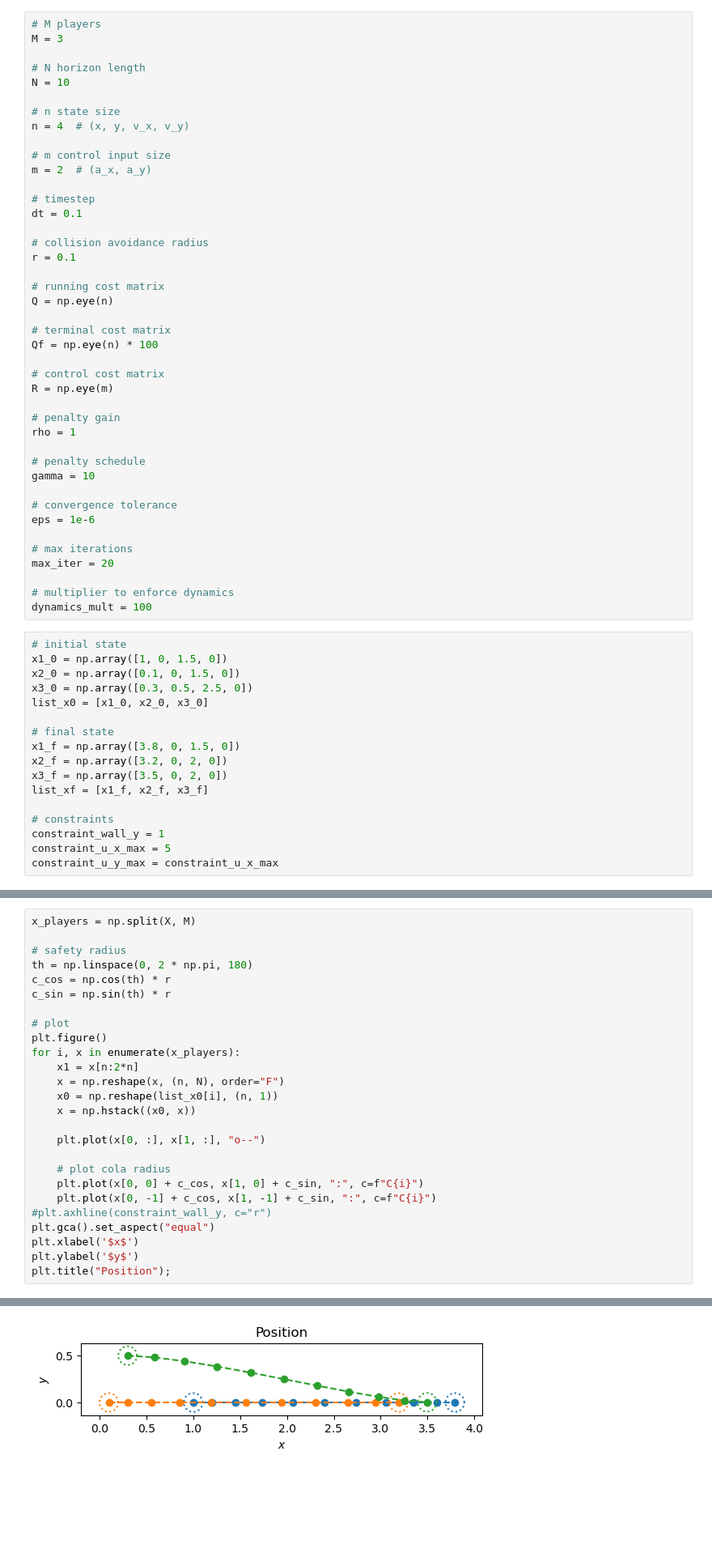
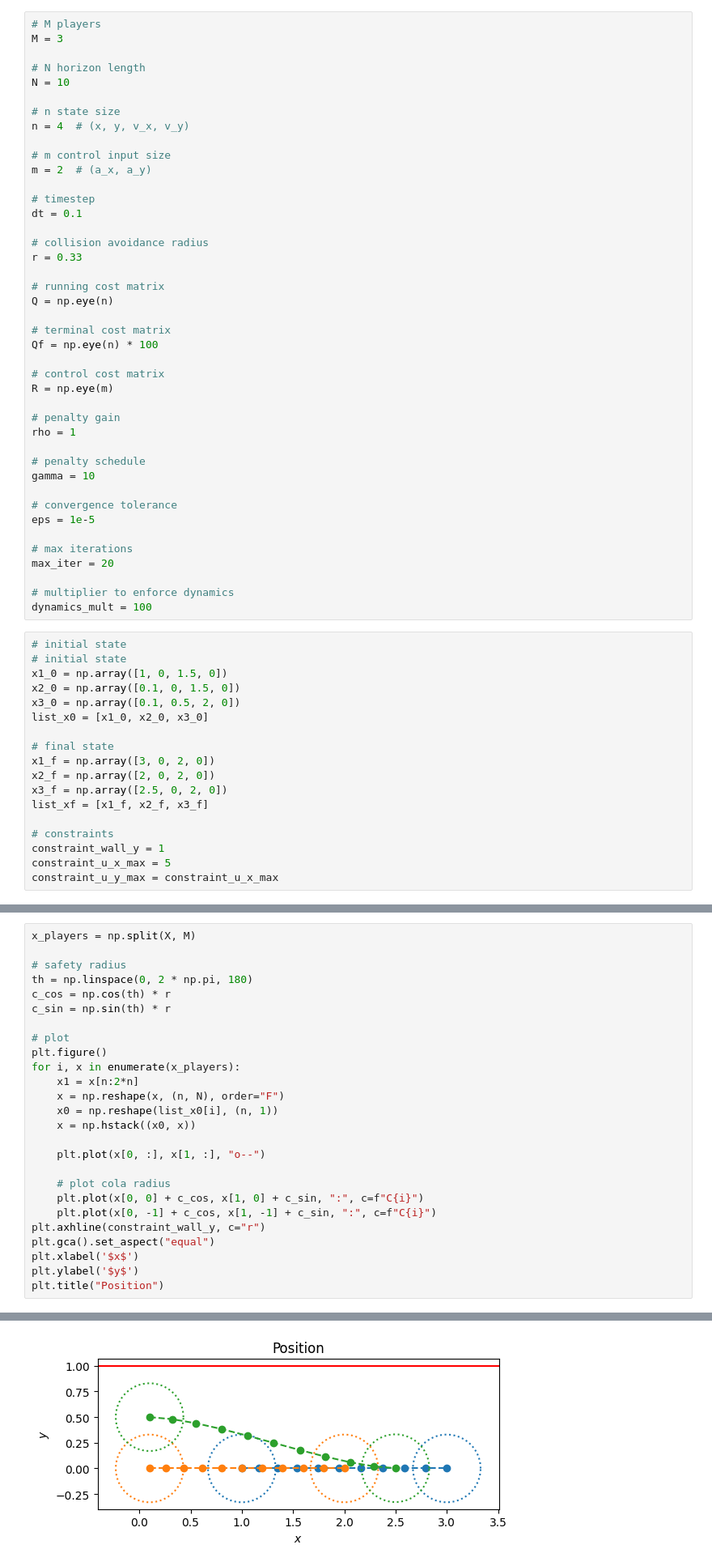
Before and after one commit to jtfa22/mae-271d-project-algames, a Jupyter notebook: sim.ipynb, the cells around one changed output, grey strips where cells are left out. Shown: that part at 81% size. Saved outputs shown, nothing was run; the diff lists cells and outputs as text; blank space fills up the shorter version.

```diff
--- a/sim.ipynb
+++ b/sim.ipynb
@@ -20,7 +20,7 @@ m = 2  # (a_x, a_y)
 dt = 0.1
 
 # collision avoidance radius
-r = 0.1
+r = 0.33
 
 # running cost matrix
 Q = np.eye(n)
@@ -38,7 +38,7 @@ rho = 1
 gamma = 10
 
 # convergence tolerance
-eps = 1e-6
+eps = 1e-5
 
 # max iterations
 max_iter = 20
@@ -46,16 +46,17 @@ max_iter = 20
 # multiplier to enforce dynamics
 dynamics_mult = 100
 # %%
+# initial state
 # initial state
 x1_0 = np.array([1, 0, 1.5, 0])
 x2_0 = np.array([0.1, 0, 1.5, 0])
-x3_0 = np.array([0.3, 0.5, 2.5, 0])
+x3_0 = np.array([0.1, 0.5, 2, 0])
 list_x0 = [x1_0, x2_0, x3_0]
 
 # final state
-x1_f = np.array([3.8, 0, 1.5, 0])
-x2_f = np.array([3.2, 0, 2, 0])
-x3_f = np.array([3.5, 0, 2, 0])
+x1_f = np.array([3, 0, 2, 0])
+x2_f = np.array([2, 0, 2, 0])
+x3_f = np.array([2.5, 0, 2, 0])
 list_xf = [x1_f, x2_f, x3_f]
 
 # constraints
@@ -107,9 +114,9 @@ for i, x in enumerate(x_players):
     # plot cola radius
     plt.plot(x[0, 0] + c_cos, x[1, 0] + c_sin, ":", c=f"C{i}")
     plt.plot(x[0, -1] + c_cos, x[1, -1] + c_sin, ":", c=f"C{i}")
-#plt.axhline(constraint_wall_y, c="r")
+plt.axhline(constraint_wall_y, c="r")
 plt.gca().set_aspect("equal")
 plt.xlabel('$x$')
 plt.ylabel('$y$')
-plt.title("Position");
+plt.title("Position")
 # %% [output]
@@ -116,4 +124,4 @@ plt.title("Position");
-[figure, old version]
+[figure, new version]
 # %%
 # velocity
 plt.figure()
```
Also changed, not shown: parts of 9 cells of this notebook, 1 other file.
